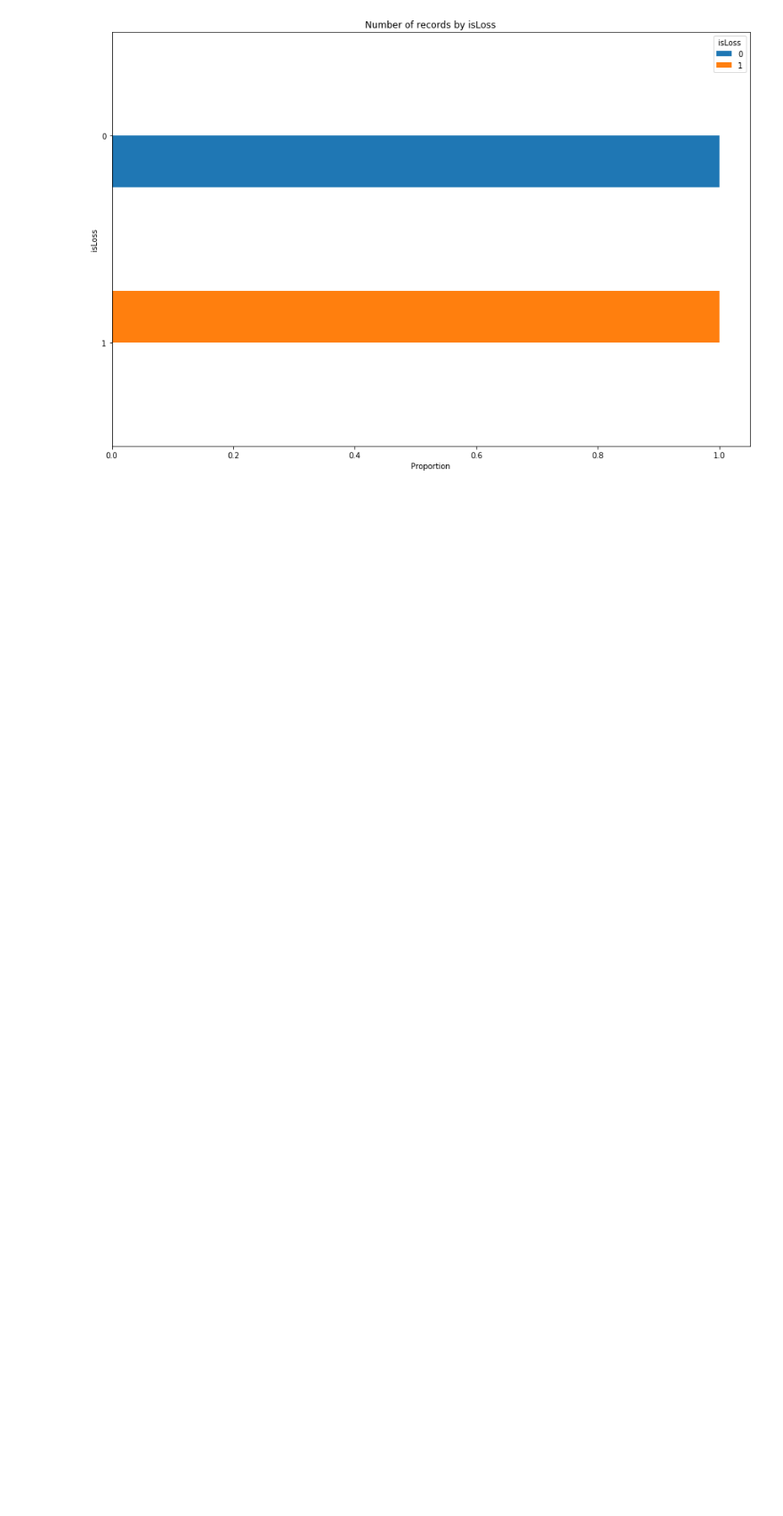
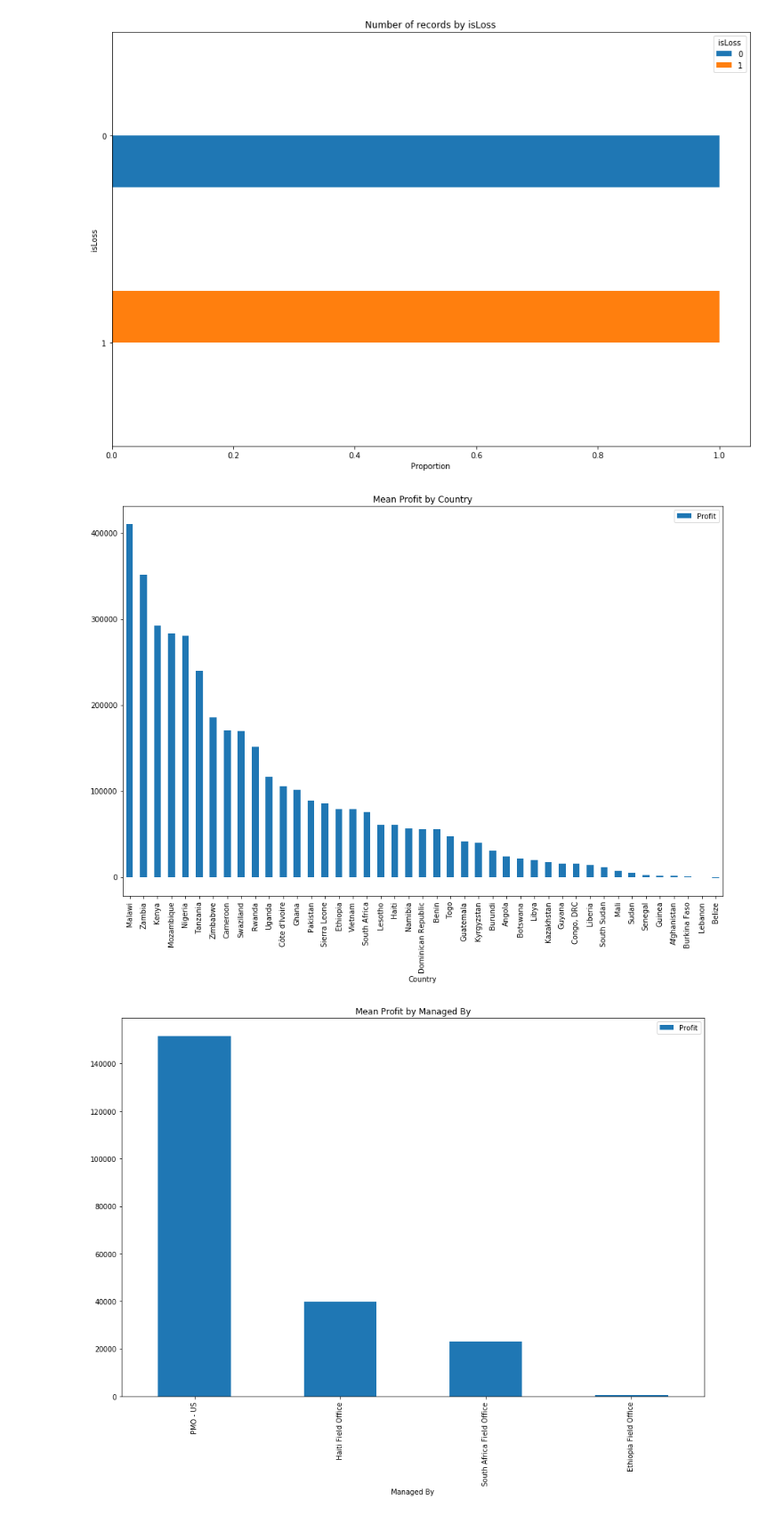
Before and after one commit to AkbarAzad/practice, a Jupyter notebook: supply_chain_data_analysis.ipynb, the cells around one changed output. Shown at 89% size. Cells and saved outputs as stored; diff of their text form; code cells hidden in the pictures; blank space fills up the shorter version.

```diff
--- a/supply_chain_data_analysis.ipynb
+++ b/supply_chain_data_analysis.ipynb
@@ -175,6 +175,14 @@ def isLossCategoricalPlot(df, columnDf, cut_off = 50, normalise = False):
                 plt.xlabel(xLabel)
         except:
             pass
+
+def meanPlot(df, columnDf, cut_off = 50, continuousColumn = 'Profit'):
+    for i in columnDf.iterrows():
+        try:
+            if i[1]['Cardinality'] < cut_off and (i[1]['Column'] != continuousColumn):
+                df.groupby([i[1]['Column']])[continuousColumn].mean().reset_index(drop = False).sort_values(by = [continuousColumn], ascending = False).plot.bar(x = i[1]['Column'], y = continuousColumn, figsize = (15, 10), title = f"Mean {continuousColumn} by {i[1]['Column']}")
+        except:
+            pass
 # %%
 categoricalPlot(df, columnDf)
 # %% [output]
@@ -223,3 +231,8 @@ isLossCategoricalPlot(df, columnDf, normalise = True)
 [figure]
 [figure]
 [figure]
+# %%
+meanPlot(df, columnDf)
+# %% [output]
+[figure, added]
+[figure, added]
```
Also changed, not shown: parts of 1 cell of this notebook.
